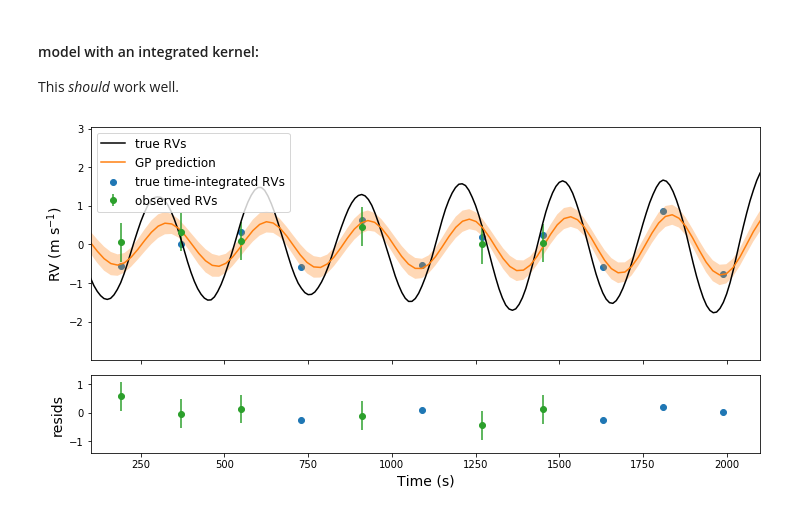
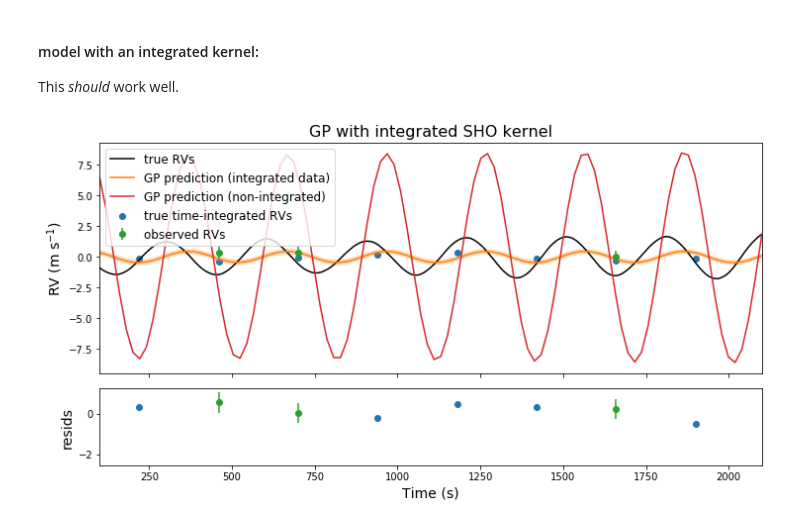
Before and after one commit to megbedell/pmodes, a Jupyter notebook: experiments/hello-integrated-world.ipynb, the cells around one changed output. Saved outputs shown, nothing was run; the diff lists cells and outputs as text; code cells hidden in the pictures.

```diff
--- a/experiments/hello-integrated-world.ipynb
+++ b/experiments/hello-integrated-world.ipynb
@@ -43,7 +43,7 @@ from scipy.interpolate import interp1d
 t = []
 y = []
 
-exp_time = 3. * 60.
+exp_time = 4. * 60.
 n_exp = int(duration/exp_time) - 2
 
 interp = interp1d(t_all, y_all, kind='cubic')
@@ -124,28 +125,29 @@ with pm.Model() as model:
     kernel_int = terms.IntegratedTerm(kernel, exp_time)
     gp = GP(kernel_int, t_obs, yerr_obs ** 2)
     gp.condition(y_obs)
-    mu, var = xo.eval_in_model(gp.predict(t_plot, return_var=True))
+    mu, var = xo.eval_in_model(gp.predict(t_plot, return_var=True, kernel=kernel_int))
+    mu_nonint = xo.eval_in_model(gp.predict(t_plot, kernel=kernel))
     sd = np.sqrt(var)
-    y_pred = xo.eval_in_model(gp.predict())
-    y_val_pred = xo.eval_in_model(gp.predict(t_val))
+    y_pred = xo.eval_in_model(gp.predict()) # predictions for training data
+    y_val_pred = xo.eval_in_model(gp.predict(t_val))# predictions for validation set
 # %%
 fig, (ax1,ax2) = plt.subplots(2, 1, figsize=(12,6), sharex=True,
                               gridspec_kw={'height_ratios':[3,1], 'hspace':0.1})
 
 ax1.plot(t_all, y_all, c='k', label='true RVs')
 ax1.scatter(t, y, c='C0', label='true time-integrated RVs')
 ax1.errorbar(t_obs, y_obs, yerr_obs, c='C2', label='observed RVs', ls='', marker='o')
 art = ax1.fill_between(t_plot, mu + sd, mu - sd, color="C1", alpha=0.3)
 art.set_edgecolor("none")
-ax1.plot(t_plot, mu, color="C1", label='GP prediction')
+ax1.plot(t_plot, mu, color="C1", label='GP prediction (integrated data)')
+ax1.plot(t_plot, mu_nonint, color="C3", label='GP prediction (non-integrated)')
 ax1.legend(fontsize=12)
 ax2.errorbar(t_obs, y_obs - y_pred, yerr_obs, c='C2', ls='', marker='o')
 ax2.scatter(t_val, y_val - y_val_pred, c='C0')
 ax2.set_xlabel('Time (s)', fontsize=14)
 ax1.set_ylabel(r'RV (m s$^{-1}$)', fontsize=14)
 ax2.set_ylabel(r'resids', fontsize=14)
 ax1.set_xlim([100,2100])
-
-fig.savefig('groupmeeting.png', dpi=200);
+ax1.set_title('GP with integrated SHO kernel', fontsize=16);
 # %% [output]
-[figure, old version]
+[figure, new version]
```
Also changed, not shown: parts of 2 cells of this notebook.
